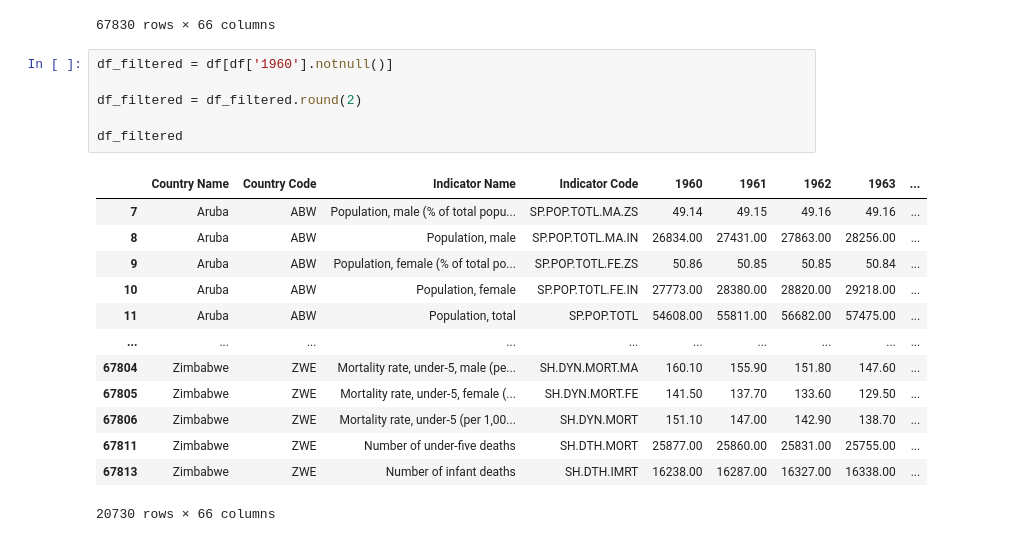
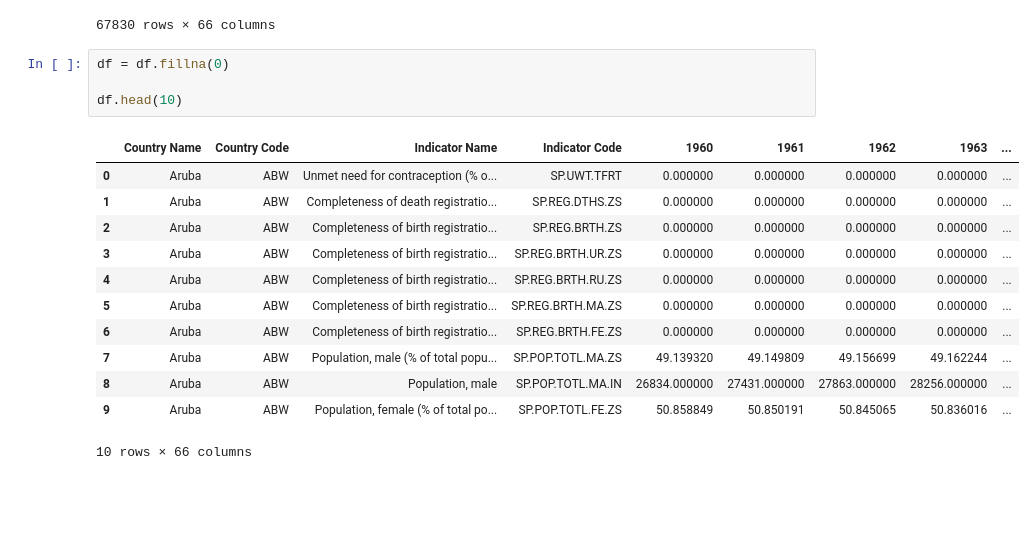
Before and after one commit to abrahamsj/Pandas, a Jupyter notebook: Week8_GroupWork.ipynb, the cells around one changed output. Cells and saved outputs as stored; diff of their text form; blank space fills up the shorter version.

```diff
--- a/Week8_GroupWork.ipynb
+++ b/Week8_GroupWork.ipynb
@@ -33,26 +36,23 @@ df
 | 67828 | Zimbabwe | ZWE | Women who believe a husband is ju... | SG.VAW.ARGU.ZS | NaN | NaN | NaN | NaN | ... |
 | 67829 | Zimbabwe | ZWE | Proportion of women subjected to ... | SG.VAW.1549.ZS | NaN | NaN | NaN | NaN | ... |
 67830 rows × 66 columns
-# %%
-df_filtered = df[df['1960'].notnull()]
-
-df_filtered = df_filtered.round(2)
-
-df_filtered
-# %% [output]
-|  | Country Name | Country Code | Indicator Name | Indicator Code | 1960 | 1961 | 1962 | 1963 | ... |
-| 7 | Aruba | ABW | Population, male (% of total popu... | SP.POP.TOTL.MA.ZS | 49.14 | 49.15 | 49.16 | 49.16 | ... |
-| 8 | Aruba | ABW | Population, male | SP.POP.TOTL.MA.IN | 26834.00 | 27431.00 | 27863.00 | 28256.00 | ... |
-| 9 | Aruba | ABW | Population, female (% of total po... | SP.POP.TOTL.FE.ZS | 50.86 | 50.85 | 50.85 | 50.84 | ... |
-| 10 | Aruba | ABW | Population, female | SP.POP.TOTL.FE.IN | 27773.00 | 28380.00 | 28820.00 | 29218.00 | ... |
-| 11 | Aruba | ABW | Population, total | SP.POP.TOTL | 54608.00 | 55811.00 | 56682.00 | 57475.00 | ... |
-| ... | ... | ... | ... | ... | ... | ... | ... | ... | ... |
-| 67804 | Zimbabwe | ZWE | Mortality rate, under-5, male (pe... | SH.DYN.MORT.MA | 160.10 | 155.90 | 151.80 | 147.60 | ... |
-| 67805 | Zimbabwe | ZWE | Mortality rate, under-5, female (... | SH.DYN.MORT.FE | 141.50 | 137.70 | 133.60 | 129.50 | ... |
-| 67806 | Zimbabwe | ZWE | Mortality rate, under-5 (per 1,00... | SH.DYN.MORT | 151.10 | 147.00 | 142.90 | 138.70 | ... |
-| 67811 | Zimbabwe | ZWE | Number of under-five deaths | SH.DTH.MORT | 25877.00 | 25860.00 | 25831.00 | 25755.00 | ... |
-| 67813 | Zimbabwe | ZWE | Number of infant deaths | SH.DTH.IMRT | 16238.00 | 16287.00 | 16327.00 | 16338.00 | ... |
-20730 rows × 66 columns
+# %%
+df = df.fillna(0)
+
+df.head(10)
+# %% [output]
+|  | Country Name | Country Code | Indicator Name | Indicator Code | 1960 | 1961 | 1962 | 1963 | ... |
+| 0 | Aruba | ABW | Unmet need for contraception (% o... | SP.UWT.TFRT | 0.000000 | 0.000000 | 0.000000 | 0.000000 | ... |
+| 1 | Aruba | ABW | Completeness of death registratio... | SP.REG.DTHS.ZS | 0.000000 | 0.000000 | 0.000000 | 0.000000 | ... |
+| 2 | Aruba | ABW | Completeness of birth registratio... | SP.REG.BRTH.ZS | 0.000000 | 0.000000 | 0.000000 | 0.000000 | ... |
+| 3 | Aruba | ABW | Completeness of birth registratio... | SP.REG.BRTH.UR.ZS | 0.000000 | 0.000000 | 0.000000 | 0.000000 | ... |
+| 4 | Aruba | ABW | Completeness of birth registratio... | SP.REG.BRTH.RU.ZS | 0.000000 | 0.000000 | 0.000000 | 0.000000 | ... |
+| 5 | Aruba | ABW | Completeness of birth registratio... | SP.REG.BRTH.MA.ZS | 0.000000 | 0.000000 | 0.000000 | 0.000000 | ... |
+| 6 | Aruba | ABW | Completeness of birth registratio... | SP.REG.BRTH.FE.ZS | 0.000000 | 0.000000 | 0.000000 | 0.000000 | ... |
+| 7 | Aruba | ABW | Population, male (% of total popu... | SP.POP.TOTL.MA.ZS | 49.139320 | 49.149809 | 49.156699 | 49.162244 | ... |
+| 8 | Aruba | ABW | Population, male | SP.POP.TOTL.MA.IN | 26834.000000 | 27431.000000 | 27863.000000 | 28256.000000 | ... |
+| 9 | Aruba | ABW | Population, female (% of total po... | SP.POP.TOTL.FE.ZS | 50.858849 | 50.850191 | 50.845065 | 50.836016 | ... |
+10 rows × 66 columns
 # %%
 df_filtered1 = df_filtered[df_filtered['Country Code'] == 'USA']
 
```
Also changed, not shown: parts of 3 cells of this notebook.
